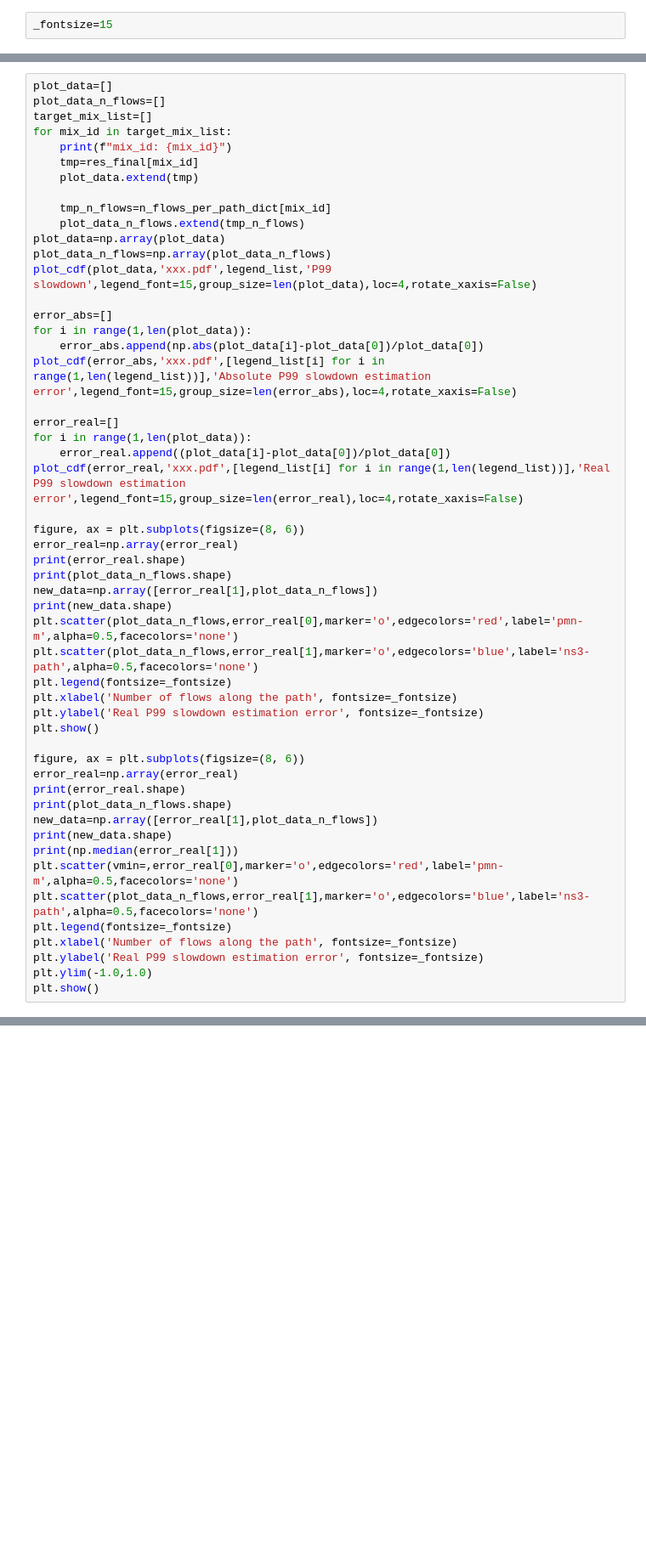
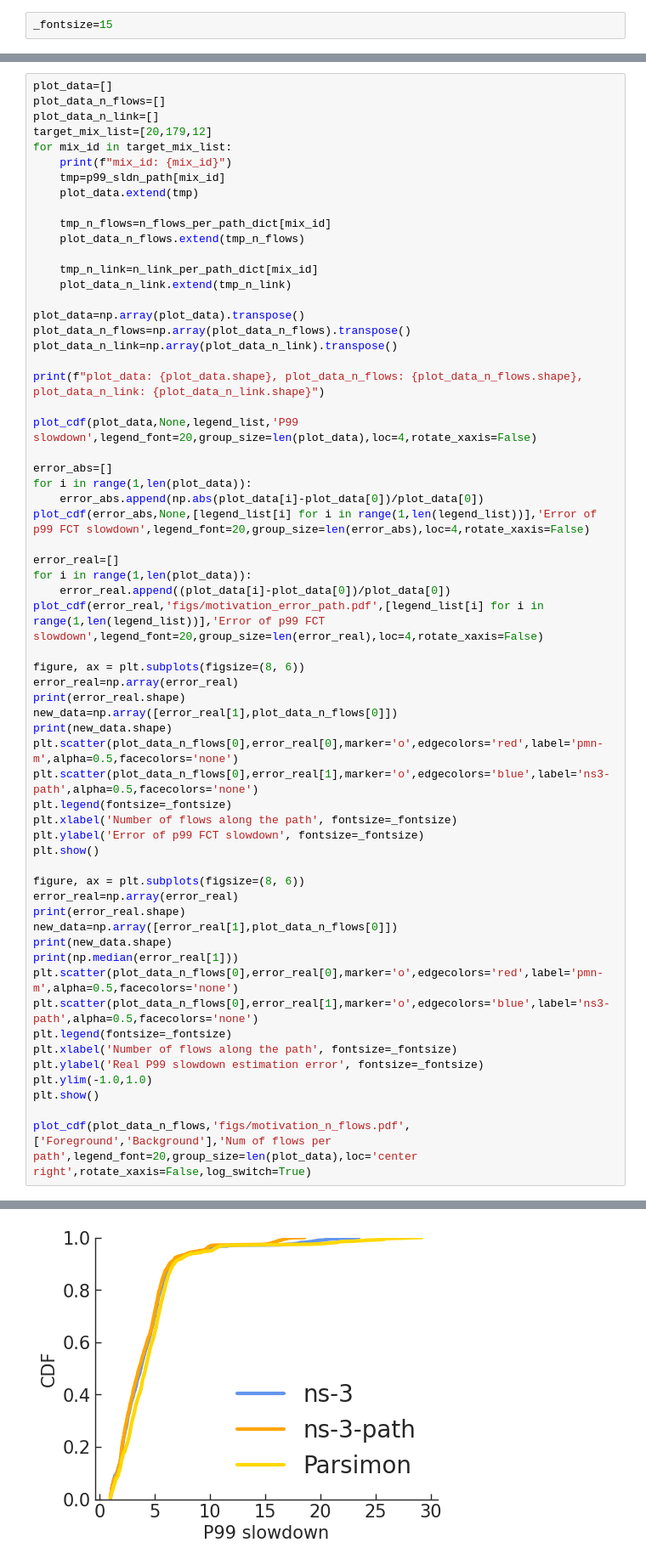
Before and after one commit to uw-polestar/parsimon-eval, a Jupyter notebook: expts/fig_8/analysis/main_motivation.ipynb, the cells around one changed output, grey strips where cells are left out. Shown at 85% size. Drawn from its saved outputs; the diff is of its cells as text; blank space fills up the shorter version.

```diff
--- a/expts/fig_8/analysis/main_motivation.ipynb
+++ b/expts/fig_8/analysis/main_motivation.ipynb
@@ -78,52 +108,62 @@ print(f"res_final: {res_final.keys()}")
 # %%
 plot_data=[]
 plot_data_n_flows=[]
-target_mix_list=[]
+plot_data_n_link=[]
+target_mix_list=[20,179,12]
 for mix_id in target_mix_list:
     print(f"mix_id: {mix_id}")
-    tmp=res_final[mix_id]
+    tmp=p99_sldn_path[mix_id]
     plot_data.extend(tmp)
 
     tmp_n_flows=n_flows_per_path_dict[mix_id]
     plot_data_n_flows.extend(tmp_n_flows)
-plot_data=np.array(plot_data)
-plot_data_n_flows=np.array(plot_data_n_flows)
-plot_cdf(plot_data,'xxx.pdf',legend_list,'P99 slowdown',legend_font=15,group_size=len(plot_data),loc=4,rotate_xaxis=False)
+
+    tmp_n_link=n_link_per_path_dict[mix_id]
+    plot_data_n_link.extend(tmp_n_link)
+
+plot_data=np.array(plot_data).transpose()
+plot_data_n_flows=np.array(plot_data_n_flows).transpose()
+plot_data_n_link=np.array(plot_data_n_link).transpose()
+
+print(f"plot_data: {plot_data.shape}, plot_data_n_flows: {plot_data_n_flows.shape}, plot_data_n_link: {plot_data_n_link.shape}")
+
+plot_cdf(plot_data,None,legend_list,'P99 slowdown',legend_font=20,group_size=len(plot_data),loc=4,rotate_xaxis=False)
 
 error_abs=[]
 for i in range(1,len(plot_data)):
     error_abs.append(np.abs(plot_data[i]-plot_data[0])/plot_data[0])
-plot_cdf(error_abs,'xxx.pdf',[legend_list[i] for i in range(1,len(legend_list))],'Absolute P99 slowdown estimation error',legend_font=15,group_size=len(error_abs),loc=4,rotate_xaxis=False)
+plot_cdf(error_abs,None,[legend_list[i] for i in range(1,len(legend_list))],'Error of p99 FCT slowdown',legend_font=20,group_size=len(error_abs),loc=4,rotate_xaxis=False)
 
 error_real=[]
 for i in range(1,len(plot_data)):
     error_real.append((plot_data[i]-plot_data[0])/plot_data[0])
-plot_cdf(error_real,'xxx.pdf',[legend_list[i] for i in range(1,len(legend_list))],'Real P99 slowdown estimation error',legend_font=15,group_size=len(error_real),loc=4,rotate_xaxis=False)
+plot_cdf(error_real,'figs/motivation_error_path.pdf',[legend_list[i] for i in range(1,len(legend_list))],'Error of p99 FCT slowdown',legend_font=20,group_size=len(error_real),loc=4,rotate_xaxis=False)
 
 figure, ax = plt.subplots(figsize=(8, 6))
 error_real=np.array(error_real)
 print(error_real.shape)
-print(plot_data_n_flows.shape)
-new_data=np.array([error_real[1],plot_data_n_flows])
+new_data=np.array([error_real[1],plot_data_n_flows[0]])
 print(new_data.shape)
-plt.scatter(plot_data_n_flows,error_real[0],marker='o',edgecolors='red',label='pmn-m',alpha=0.5,facecolors='none')
-plt.scatter(plot_data_n_flows,error_real[1],marker='o',edgecolors='blue',label='ns3-path',alpha=0.5,facecolors='none')
+plt.scatter(plot_data_n_flows[0],error_real[0],marker='o',edgecolors='red',label='pmn-m',alpha=0.5,facecolors='none')
+plt.scatter(plot_data_n_flows[0],error_real[1],marker='o',edgecolors='blue',label='ns3-path',alpha=0.5,facecolors='none')
 plt.legend(fontsize=_fontsize)
 plt.xlabel('Number of flows along the path', fontsize=_fontsize)
-plt.ylabel('Real P99 slowdown estimation error', fontsize=_fontsize)
+plt.ylabel('Error of p99 FCT slowdown', fontsize=_fontsize)
 plt.show()
 
 figure, ax = plt.subplots(figsize=(8, 6))
 error_real=np.array(error_real)
 print(error_real.shape)
-print(plot_data_n_flows.shape)
-new_data=np.array([error_real[1],plot_data_n_flows])
+new_data=np.array([error_real[1],plot_data_n_flows[0]])
 print(new_data.shape)
 print(np.median(error_real[1]))
-plt.scatter(vmin=,error_real[0],marker='o',edgecolors='red',label='pmn-m',alpha=0.5,facecolors='none')
-plt.scatter(plot_data_n_flows,error_real[1],marker='o',edgecolors='blue',label='ns3-path',alpha=0.5,facecolors='none')
+plt.scatter(plot_data_n_flows[0],error_real[0],marker='o',edgecolors='red',label='pmn-m',alpha=0.5,facecolors='none')
+plt.scatter(plot_data_n_flows[0],error_real[1],marker='o',edgecolors='blue',label='ns3-path',alpha=0.5,facecolors='none')
 plt.legend(fontsize=_fontsize)
 plt.xlabel('Number of flows along the path', fontsize=_fontsize)
 plt.ylabel('Real P99 slowdown estimation error', fontsize=_fontsize)
 plt.ylim(-1.0,1.0)
 plt.show()
+
+plot_cdf(plot_data_n_flows,'figs/motivation_n_flows.pdf',['Foreground','Background'],'Num of flows per path',legend_font=20,group_size=len(plot_data),loc='center right',rotate_xaxis=False,log_switch=True)
+# %% [output]
@@ -129,0 +176 @@ plt.show()
+[figure, added]
```
Also changed, not shown: parts of 33 cells of this notebook, 13 other files.
